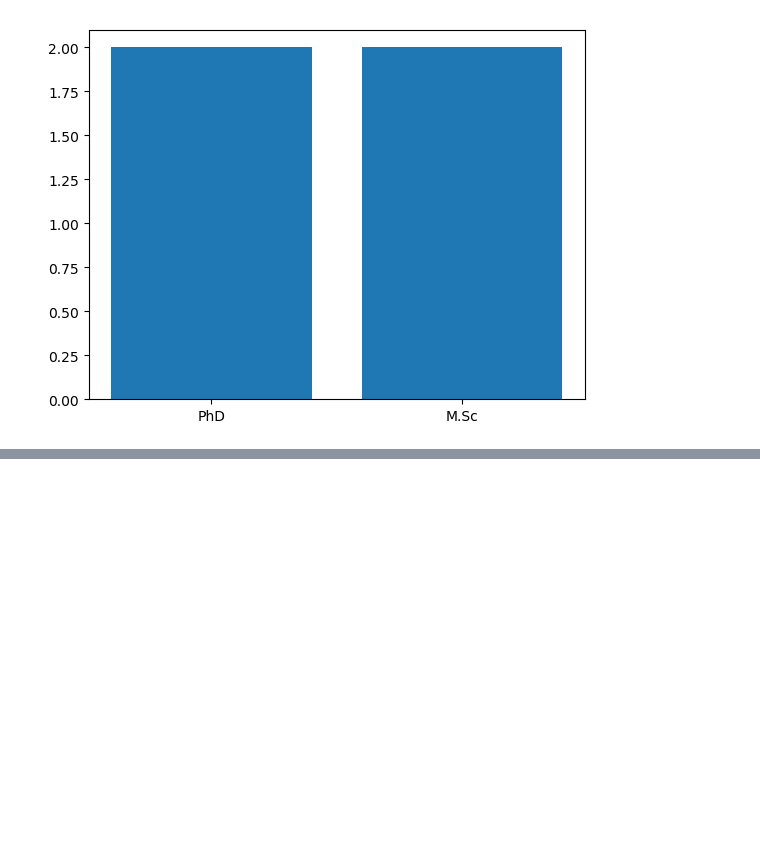
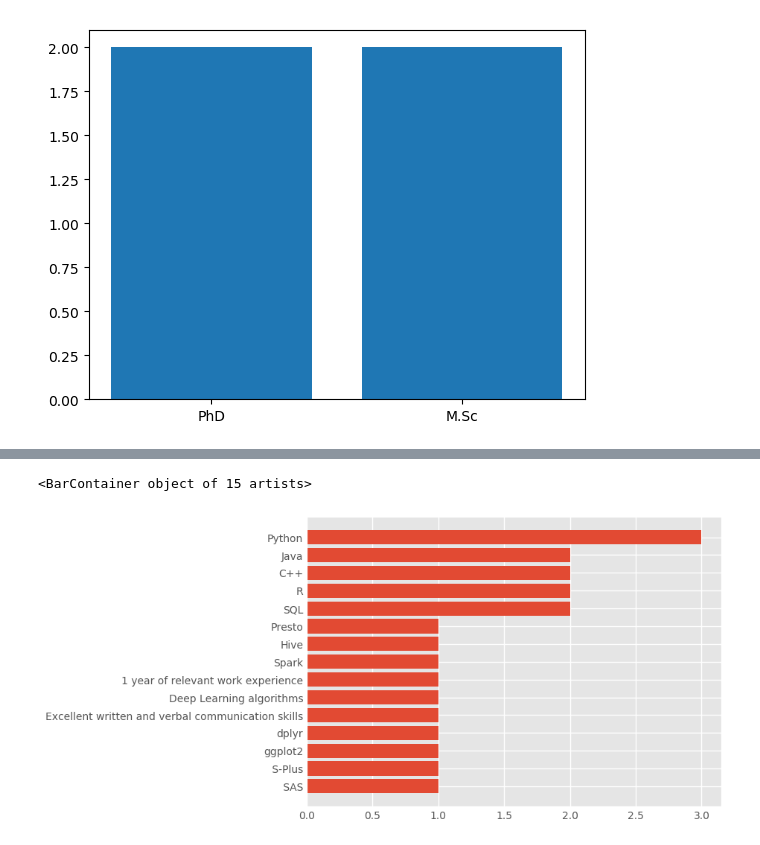
Before and after one commit to marchodl/web_scraping, a Jupyter notebook: OneDrive - Lebanese American University/Desktop/Bootcamp/project/Presentation b.ipynb, the cells around one changed output, grey strips where cells are left out. Cells and saved outputs as stored; diff of their text form; code cells hidden in the pictures; blank space fills up the shorter version.

```diff
--- a/OneDrive - Lebanese American University/Desktop/Bootcamp/project/Presentation b.ipynb
+++ b/OneDrive - Lebanese American University/Desktop/Bootcamp/project/Presentation b.ipynb
@@ -614,0 +693,6 @@ plt.bar(d.keys(),d.values())
+# %%
+lang=list(language_counter.keys())
+freqq=list(language_counter.values())
+# %%
+d=dict(zip(lang,freqq))
+d
@@ -614,0 +715,4 @@ plt.bar(d.keys(),d.values())
+# %%
+# orted(iterable, key=None
+l=sorted(d.items(),key=lambda a:a[1],reverse=True)
+l
@@ -614,0 +735,5 @@ plt.bar(d.keys(),d.values())
+# %%
+d={}
+for k,v in l:
+    d[k]=v
+d
@@ -614,0 +756,9 @@ plt.bar(d.keys(),d.values())
+# %%
+lan=list(d.keys())
+lan.reverse()
+val=list(d.values())
+val.reverse()
+plt.barh(lan,val)
+# %% [output]
+<BarContainer object of 15 artists>
+[figure, added]
```
Also changed, not shown: parts of 12 cells of this notebook.
